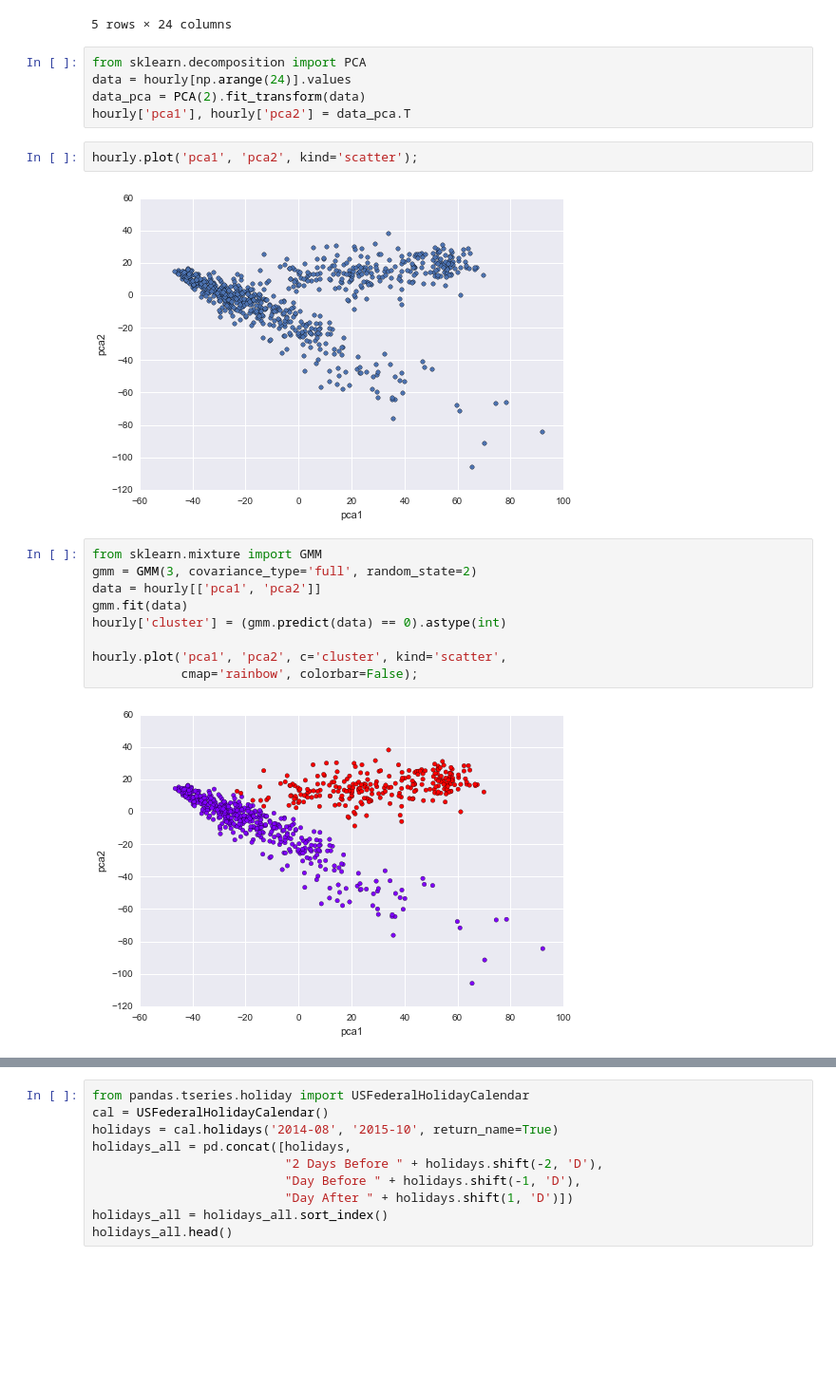
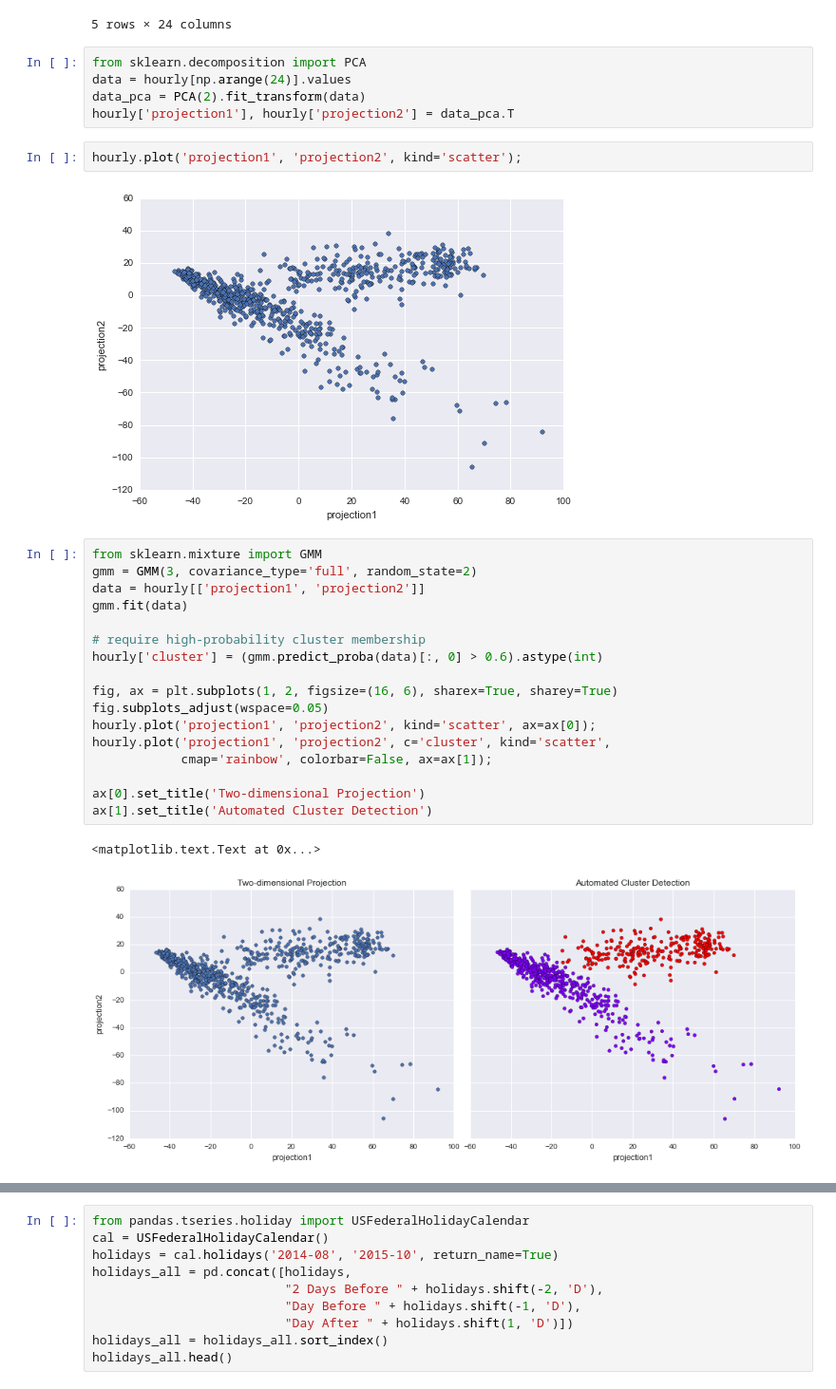
Before and after one commit to jakevdp/ProntoData, a Jupyter notebook: WorkHabits.ipynb, the cells around one changed output, grey strips where cells are left out. Shown at 95% size. Drawn from its saved outputs; the diff is of its cells as text; blank space fills up the shorter version.

```diff
--- a/WorkHabits.ipynb
+++ b/WorkHabits.ipynb
@@ -29,20 +29,29 @@ hourly.head()
 from sklearn.decomposition import PCA
 data = hourly[np.arange(24)].values
 data_pca = PCA(2).fit_transform(data)
-hourly['pca1'], hourly['pca2'] = data_pca.T
+hourly['projection1'], hourly['projection2'] = data_pca.T
 # %%
-hourly.plot('pca1', 'pca2', kind='scatter');
+hourly.plot('projection1', 'projection2', kind='scatter');
 # %% [output]
-[figure, old version]
+[figure, new version]
 # %%
 from sklearn.mixture import GMM
 gmm = GMM(3, covariance_type='full', random_state=2)
-data = hourly[['pca1', 'pca2']]
+data = hourly[['projection1', 'projection2']]
 gmm.fit(data)
-hourly['cluster'] = (gmm.predict(data) == 0).astype(int)
 
-hourly.plot('pca1', 'pca2', c='cluster', kind='scatter',
-            cmap='rainbow', colorbar=False);
+# require high-probability cluster membership
+hourly['cluster'] = (gmm.predict_proba(data)[:, 0] > 0.6).astype(int)
+
+fig, ax = plt.subplots(1, 2, figsize=(16, 6), sharex=True, sharey=True)
+fig.subplots_adjust(wspace=0.05)
+hourly.plot('projection1', 'projection2', kind='scatter', ax=ax[0]);
+hourly.plot('projection1', 'projection2', c='cluster', kind='scatter',
+            cmap='rainbow', colorbar=False, ax=ax[1]);
+
+ax[0].set_title('Two-dimensional Projection')
+ax[1].set_title('Automated Cluster Detection')
 # %% [output]
+<matplotlib.text.Text at 0x...>
-[figure, old version]
+[figure, new version]
 # %%
```
Also changed, not shown: parts of 6 cells of this notebook, 4 other files.
